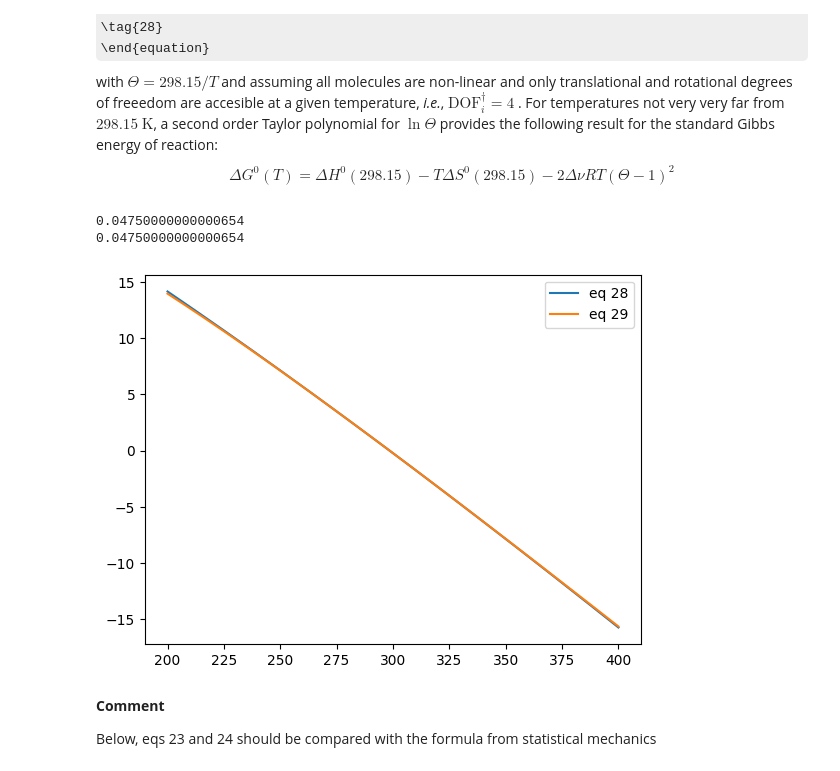
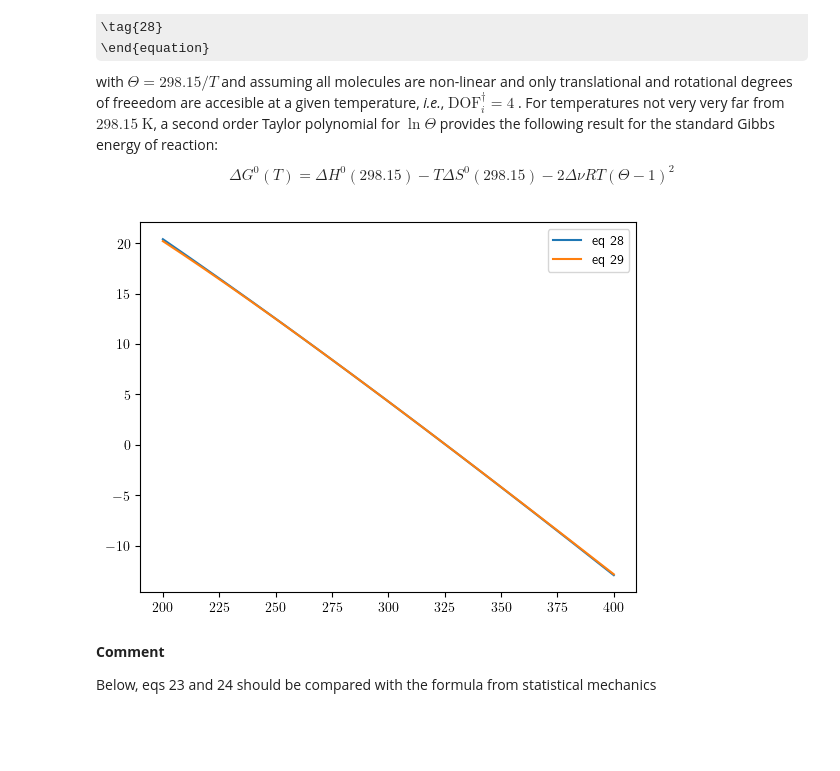
Before and after one commit to emartineznunez/Kp, a Jupyter notebook: scripts/Kp.ipynb, the cells around one changed output. Saved outputs shown, nothing was run; the diff lists cells and outputs as text; code cells hidden in the pictures; some formulas as TeX source; blank space fills up the shorter version.

```diff
--- a/scripts/Kp.ipynb
+++ b/scripts/Kp.ipynb
@@ -185,40 +185,39 @@ with $\Theta=298.15/T$ and assuming all molecules are non-linear and only transl
 #@title Test of $\Delta G^0(T)$ (eqs 23 and 24). The user must provide $\Delta G^0(298.15)$ in KJ/mol and $\Delta \nu$. This function can be used in the next cell
 # Defining some constants
 m_u    = 1.66053886e-27      # atomic mass constant in kg
 h      = 6.6260693e-34       # Planck's constant in J*s
 k_B    = 1.3806505e-23       # Boltzmann's constant in J/K
 c      = 2.99792558e8        # Speed of light in m/s
 bar2Pa = 1e5                 # 1 bar to N/m**2
 Pa2bar = 1e-5                # 1 Pa=N/m**2 to bar
 p0     = 1                   # standard pressure in bar
 R      = 8.31447e-3          # Gas constant in kJ/(K mol)
 H2kcal = 627.509             # Hartree to kcal/mol
 H2kJ   = 2625.5              # Hartree to kJ/mol
 Rbar   = 0.0831447           # R in bar L / (mol K)
 
 import numpy as np
 import matplotlib.pyplot as plt
 
 def deltaG_T(DH0,DS0,delta_nu,T):
   theta = 298.15 / T
   return DH0 - T * DS0 +  4 * delta_nu * R * T * ( 1 - theta + np.log(theta))
 
 def deltaG2_T(DH0,DS0,delta_nu,T):
   theta = 298.15 / T
   return DH0 - T * DS0 - 2 * delta_nu * R * T * (theta - 1) ** 2
 
-print(deltaG_T(44.77,0.15,1,298.15))
-print(deltaG2_T(44.77,0.15,1,298.15))
+DH0 = 54.407
+DS0 = 0.167
+
 T = np.linspace(200,400,1000)
-plt.plot(T,deltaG_T(44.77,0.15,1,T),label='eq 28')
-plt.plot(T,deltaG2_T(44.77,0.15,1,T),label='eq 29')
+plt.plot(T,deltaG_T(DH0,DS0,1,T),label='eq 28')
+plt.plot(T,deltaG2_T(DH0,DS0,1,T),label='eq 29')
 plt.legend()
 
 plt.show()
 # %% [output]
-0.04750000000000654
-0.04750000000000654
-[figure, old version]
+[figure, new version]
 # %% [markdown]
 **Comment**
 
```
Also changed, not shown: parts of 2 cells of this notebook.
